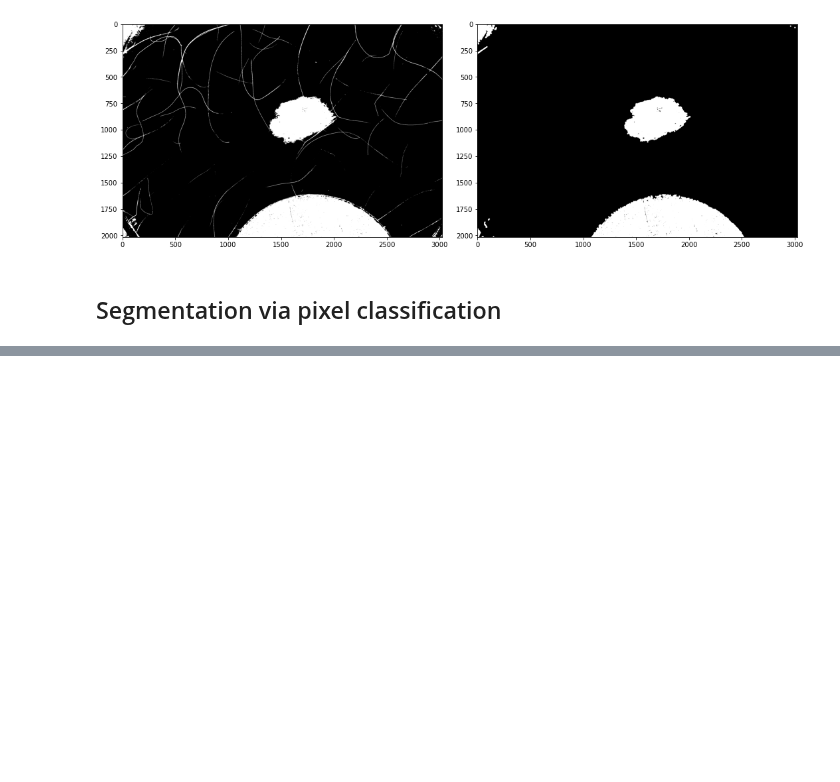
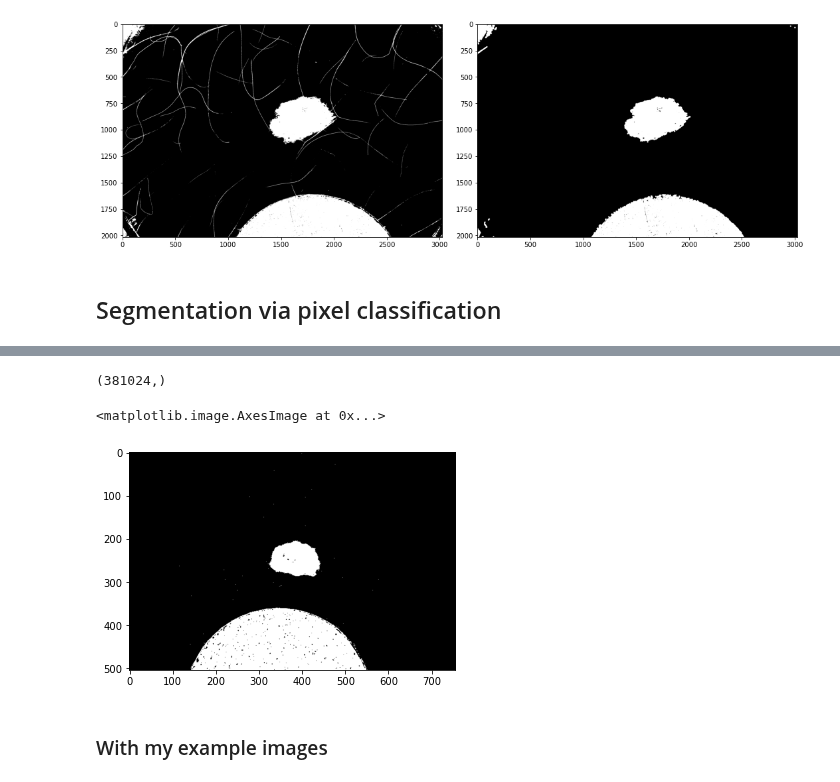
Before and after one commit to julielhagen/First-Year-Project, a Jupyter notebook: segmentation.ipynb, the cells around one changed output, grey strips where cells are left out. Saved outputs shown, nothing was run; the diff lists cells and outputs as text; code cells hidden in the pictures; blank space fills up the shorter version.

```diff
--- a/segmentation.ipynb
+++ b/segmentation.ipynb
@@ -102,0 +181,11 @@ plt.imshow(im1mask, cmap='gray')
+# %%
+print(y_predict.shape)
+
+mask_predict = y_predict.reshape([im2.shape[0], im2.shape[1]])
+plt.imshow(mask_predict, cmap='gray')
+# %% [output]
+(381024,)
+<matplotlib.image.AxesImage at 0x...>
+[figure, added]
+# %% [markdown]
+### With my example images
```
Also changed, not shown: parts of 28 cells of this notebook, 16 other files.
